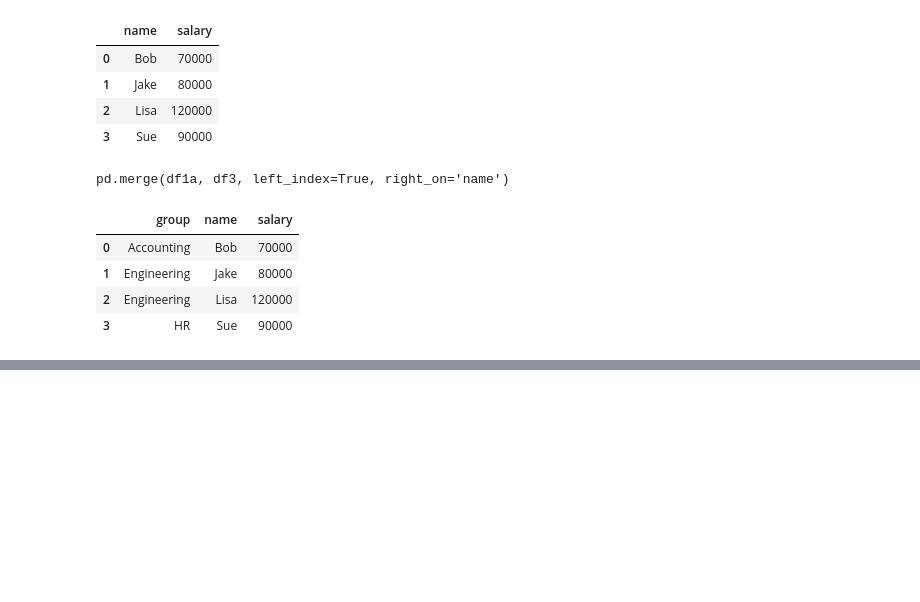
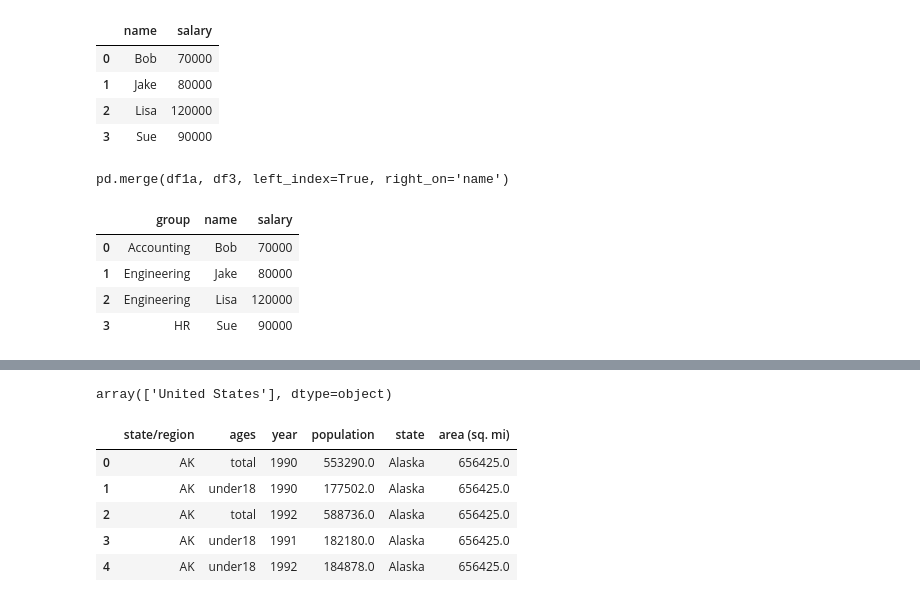
Before and after one commit to Saifullah785/python-data-science-handbook-notes, a Jupyter notebook: 03_07_Merge_and_Join.ipynb, the cells around one changed output, grey strips where cells are left out. Saved outputs shown, nothing was run; the diff lists cells and outputs as text; code cells hidden in the pictures; blank space fills up the shorter version.

```diff
--- a/03_07_Merge_and_Join.ipynb
+++ b/03_07_Merge_and_Join.ipynb
@@ -293,0 +551,20 @@ pd.merge(df1a, df3, left_index=True, right_on='name')
+# %%
+# Filter the 'final' DataFrame to find rows where the 'area (sq. mi)' column has missing values (NaN).
+# Then, select the 'state' column from these filtered rows and get the unique values.
+# This helps identify the states for which area information was not available in the 'areas' DataFrame.
+final['state'][final['area (sq. mi)'].isnull()].unique()
+# %% [output]
+array(['United States'], dtype=object)
+# %%
+# Drop rows with any missing values (NaN) from the 'final' DataFrame.
+# The 'inplace=True' argument modifies the DataFrame directly.
+final.dropna(inplace=True)
+# Display the head of the DataFrame after dropping rows with missing values.
+final.head()
+# %% [output]
+|  | state/region | ages | year | population | state | area (sq. mi) |
+| 0 | AK | total | 1990 | 553290.0 | Alaska | 656425.0 |
+| 1 | AK | under18 | 1990 | 177502.0 | Alaska | 656425.0 |
+| 2 | AK | total | 1992 | 588736.0 | Alaska | 656425.0 |
+| 3 | AK | under18 | 1991 | 182180.0 | Alaska | 656425.0 |
+| 4 | AK | under18 | 1992 | 184878.0 | Alaska | 656425.0 |
```
Also changed, not shown: parts of 22 cells of this notebook.
